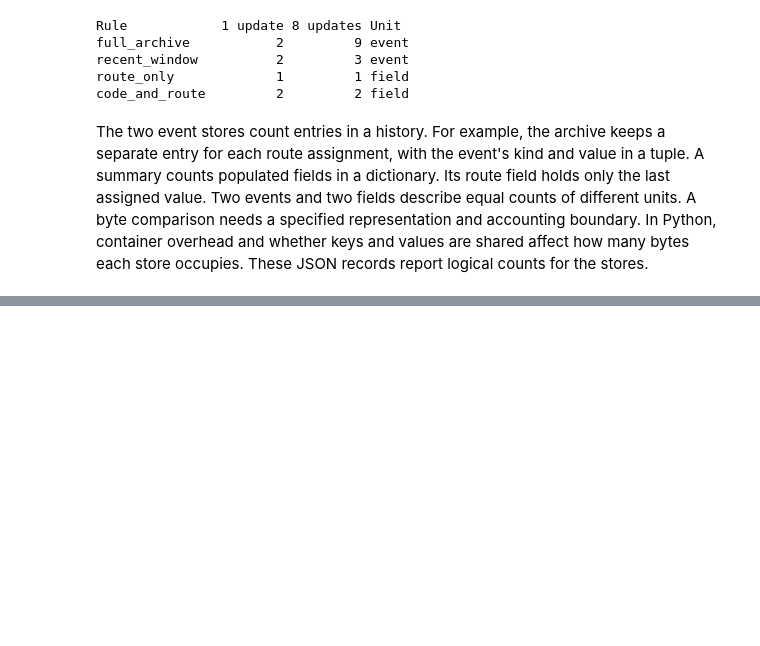
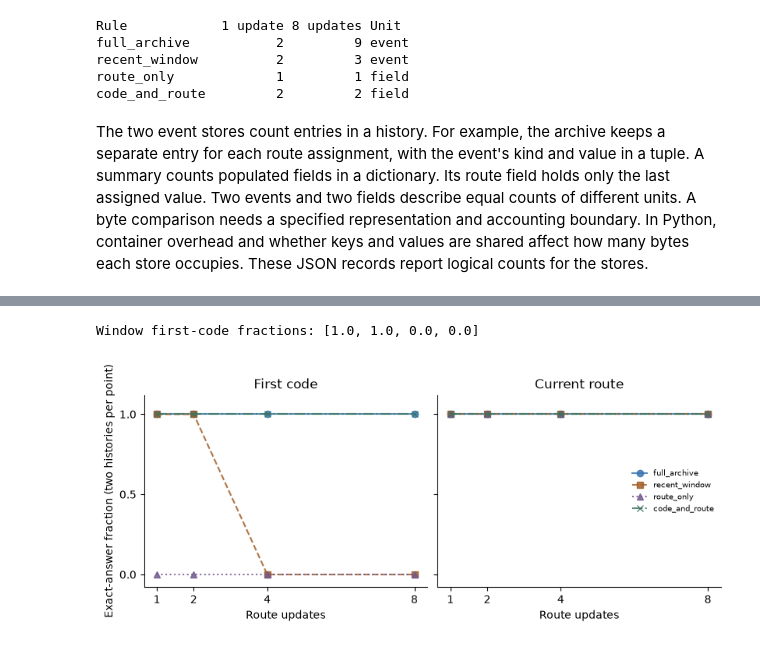
Before and after one commit to jrterven/transformers-book, a Jupyter notebook: solutions/ch31_perspective/python-solutions.ipynb, the cells around one changed output, grey strips where cells are left out. Saved outputs shown, nothing was run; the diff lists cells and outputs as text; code cells hidden in the pictures; blank space fills up the shorter version.

```diff
--- a/solutions/ch31_perspective/python-solutions.ipynb
+++ b/solutions/ch31_perspective/python-solutions.ipynb
@@ -271,0 +425,21 @@ records report logical counts for the stores.
+# %%
+updates=[row["route_updates"] for row in report["accuracy_sweep"]]
+fig,axes=plt.subplots(1,2,figsize=(8,3.2),sharey=True,layout="constrained")
+styles=[("full_archive","o-","#3976af"),("recent_window","s--","#a25e27"),
+        ("route_only","^:","#72588f"),("code_and_route","x-.","#39745e")]
+for ax,metric,title in zip(axes,["first_code_accuracy","current_route_accuracy"],
+                           ["First code","Current route"]):
+    for method,style,color in styles:
+        values=[row["methods"][method][metric] for row in report["accuracy_sweep"]]
+        ax.plot(updates,values,style,label=method,color=color,alpha=.85)
+    ax.set(title=title,xlabel="Route updates",xticks=updates,yticks=[0,.5,1],
+           ylim=(-.08,1.12))
+axes[0].set_ylabel("Exact-answer fraction (two histories per point)")
+axes[1].legend(fontsize=7,frameon=False,loc="center right")
+plt.show()
+print("Window first-code fractions:",
+      [row["methods"]["recent_window"]["first_code_accuracy"]
+       for row in report["accuracy_sweep"]])
+# %% [output]
+Window first-code fractions: [1.0, 1.0, 0.0, 0.0]
+[figure, added]
```
Also changed, not shown: parts of 27 cells of this notebook, 9 other files.
